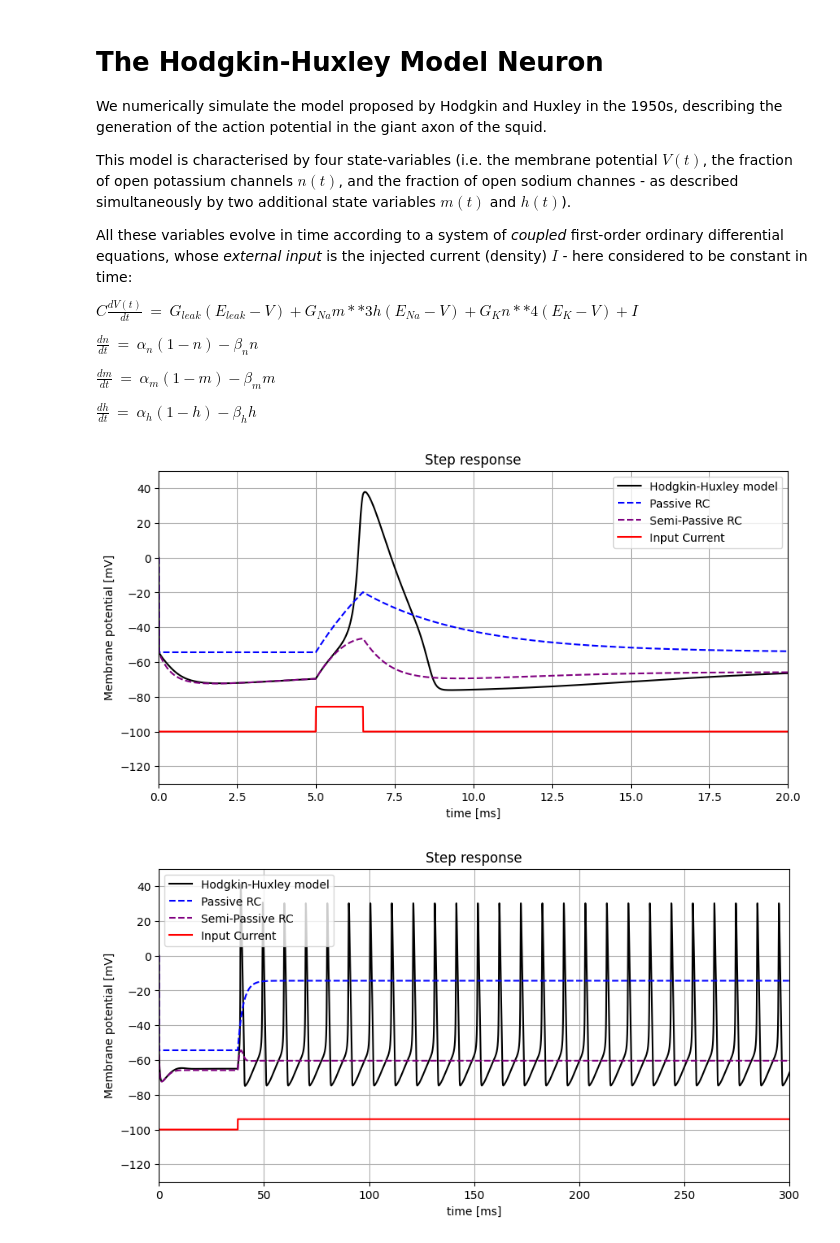
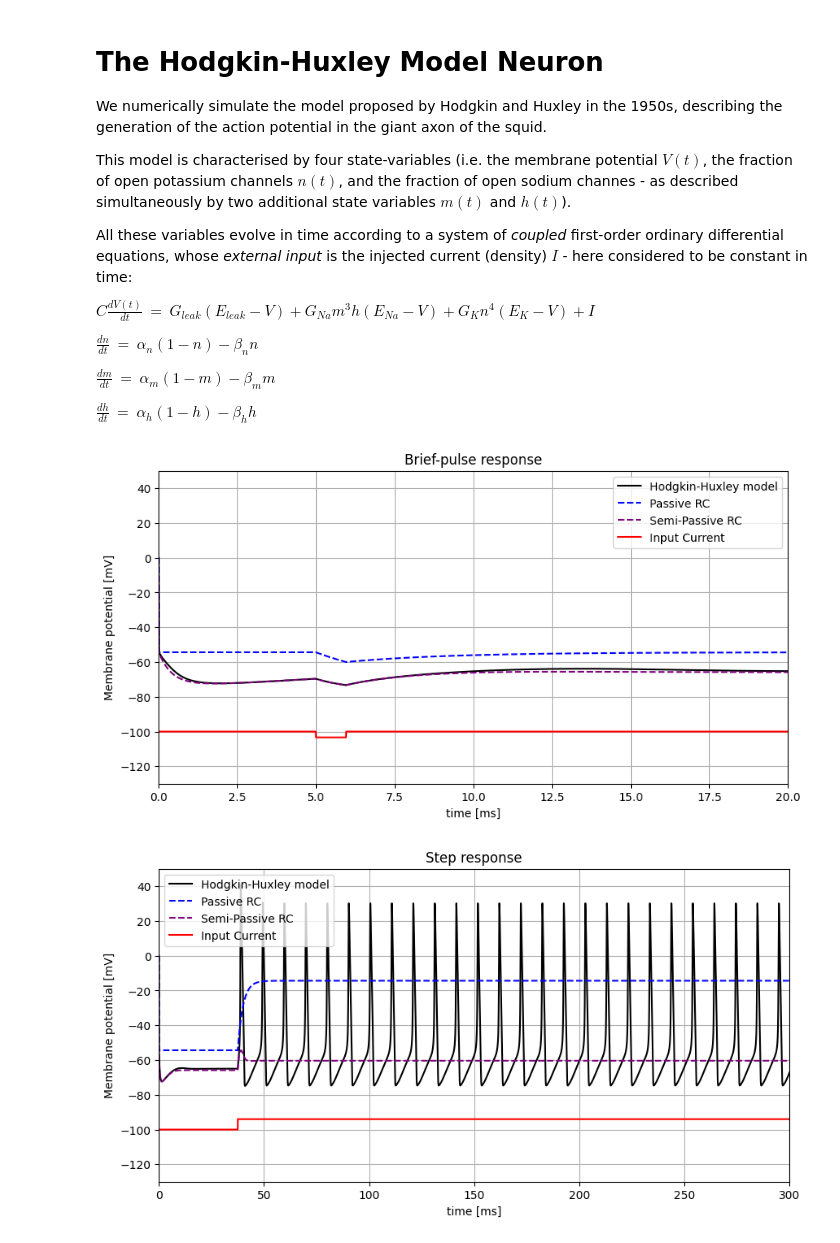
Before and after one commit to mgiugliano/ePhysSignals, a Jupyter notebook: notebooks/HH.ipynb, the cells around one changed output. Drawn from its saved outputs; the diff is of its cells as text; code cells hidden in the pictures.

```diff
--- a/notebooks/HH.ipynb
+++ b/notebooks/HH.ipynb
@@ -9,7 +9,7 @@ This model is characterised by four  state-variables (i.e. the membrane potentia
 All these variables evolve in time according to a system of *coupled* first-order ordinary differential equations, whose *external input* is the injected current (density) $I$ - here considered to be constant in time:
 
 
-$C \frac{dV(t)}{dt}\ = \ G_{leak} (E_{leak} - V) + G_{Na} m**3 h (E_{Na} - V) + G_{K} n**4 (E_{K} - V) + I$
+$C \frac{dV(t)}{dt}\ = \ G_{leak} (E_{leak} - V) + G_{Na} m^3 h (E_{Na} - V) + G_{K} n^4 (E_{K} - V) + I$
 
 $\frac{dn}{dt}\ = \ \alpha_n (1 - n) - \beta_n n$
 
@@ -244,8 +244,8 @@ T = 20.
 N = int(T / Δt)  # Ensure N is an integer
 
 
-I0 = 0.286 #@param {type:"slider", min:-0.2, max:2, step:0.0005}
-T0 = 1.49 #@param {type:"slider", min:0.01, max:20, step:0.01}
+I0 = -0.067 #@param {type:"slider", min:-0.2, max:2, step:0.0005}
+T0 = 0.96 #@param {type:"slider", min:0.01, max:20, step:0.01}
 
 delay = 5.
 
@@ -257,35 +257,35 @@ M1 = len(i1)
 M2 = len(i2)
 M3 = len(i3)
 
 N = M1 + M2 + M3
 
 # Generate the time array using N as the num argument
 time = np.linspace(0, T, N)        # Array containing the "time" axis [ms]
 
 Iext = np.concatenate((np.zeros(M1), I0 * np.ones(M2), np.zeros(M3)))
 
 W2, freq =  HH2(Iext)
 
 #Wanalyt = RC(Iext)
 Wanalyt0  = RC(Iext)
 Wanalyt, _ = RC2(Iext)
 
 fig = plt.figure(figsize=(10, 5))  # Create the figure and assign to fig
 plt.plot(time, W2, label='Hodgkin-Huxley model', color='black', linestyle='-')
 plt.plot(time, Wanalyt0, label='Passive RC', color='blue', linestyle='--')
 plt.plot(time, Wanalyt, label='Semi-Passive RC', color='purple', linestyle='--')
 plt.plot(time, (50*Iext-100), label='Input Current', color='red', linestyle='-')
 
 plt.xlabel('time [ms]')
 plt.ylabel('Membrane potential [mV]')
-plt.title('Step response')
+plt.title('Brief-pulse response')
 plt.xlim([0, T])
 plt.ylim([-130, 50])
 plt.grid(True)
 plt.legend()
 plt.show()
 # %% [output]
-[figure, old version]
+[figure, new version]
 # %%
 # @title After running this cell manually, it will auto-run if you change the selected value. { run: "auto" }
 I0 = 0.12 #@param {type:"slider", min:-0.18, max:1.5, step:0.01}
```
Also changed, not shown: parts of 2 cells of this notebook.
